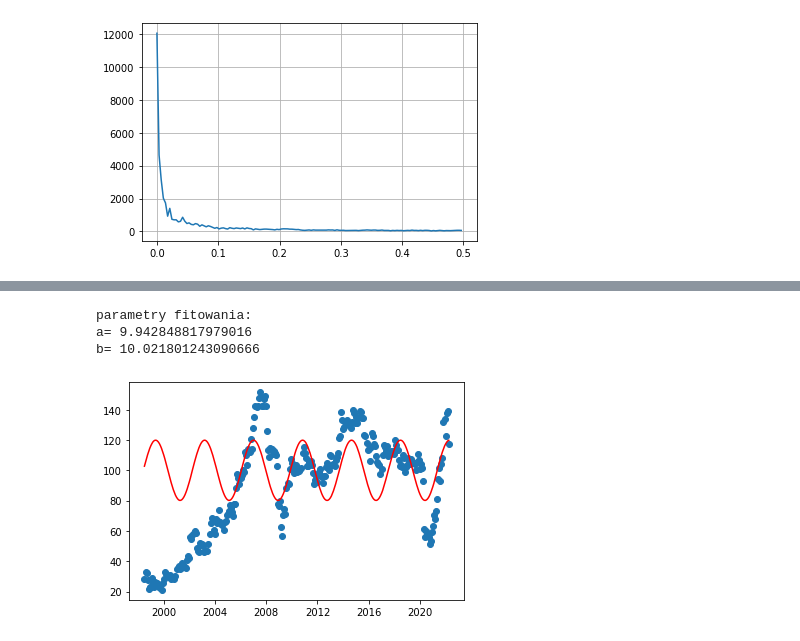
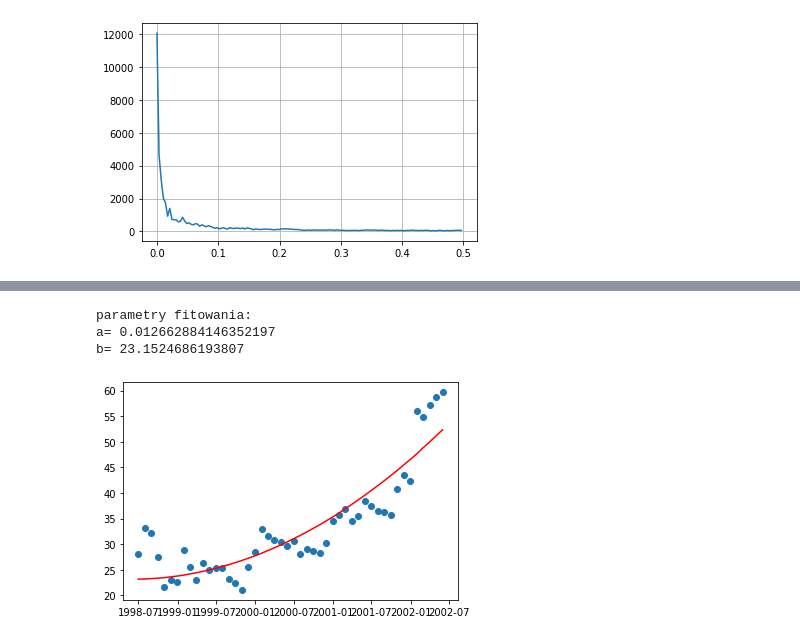
Before and after one commit to patrycjakalinska/stock-interpolation-aproximation, a Jupyter notebook: stock_interpolation_aproximation.ipynb, the cells around one changed output, grey strips where cells are left out. Saved outputs shown, nothing was run; the diff lists cells and outputs as text; code cells hidden in the pictures.

```diff
--- a/stock-interpolation-aproximation.ipynb
+++ b/stock_interpolation_aproximation.ipynb
@@ -286,3 +287,21 @@ plt.grid()
 plt.show()
 # %% [output]
 [figure]
+# %%
+a = 2000
+b=440
+
+fitdata1 = df1.iloc[:48,0]
+fitx1 = np.linspace(1,48,48)
+fitvalue1 = df1.iloc[:48,2]
+
+
+def func(t, a, b):
+  return a*t + b
+
+p0 = [0,0]
+fit_params, covariance_matrix = curve_fit(func, fitx1, fitvalue1, p0 = p0)
+print("parametry fitowania: \na=", fit_params[0], "\nb=", fit_params[1])
+plt.scatter(fitdata1,fitvalue1)
+plt.plot(fitdata1,func(fitx1, *fit_params), 'r')
+plt.show()
@@ -289,19 +313,23 @@ plt.show()
 # %%
 a = 2000
 b=440
 
+fitdata1 = df1.iloc[:48,0]
+fitx1 = np.linspace(1,48,48)
+fitvalue1 = df1.iloc[:48,2]
+
 
 def func(t, a, b):
-  return a*np.sin(2*np.pi*b*t) + 50
+  return a*t**2 + b
 
-p0 = [2,10]
-fit_params, covariance_matrix = curve_fit(func, x1, value1, p0 = p0)
+p0 = [0,0]
+fit_params, covariance_matrix = curve_fit(func, fitx1, fitvalue1, p0 = p0)
 print("parametry fitowania: \na=", fit_params[0], "\nb=", fit_params[1])
-plt.scatter(data1,value1)
-plt.plot(data1, 2*func(x1, *fit_params), 'r')
+plt.scatter(fitdata1,fitvalue1)
+plt.plot(fitdata1,func(fitx1, *fit_params), 'r')
 plt.show()
 # %% [output]
 parametry fitowania:
-a= 9.942848817979016
-b= 10.021801243090666
+a= 0.012662884146352197
+b= 23.1524686193807
-[figure, old version]
+[figure, new version]
```
Also changed, not shown: parts of 3 cells of this notebook.
